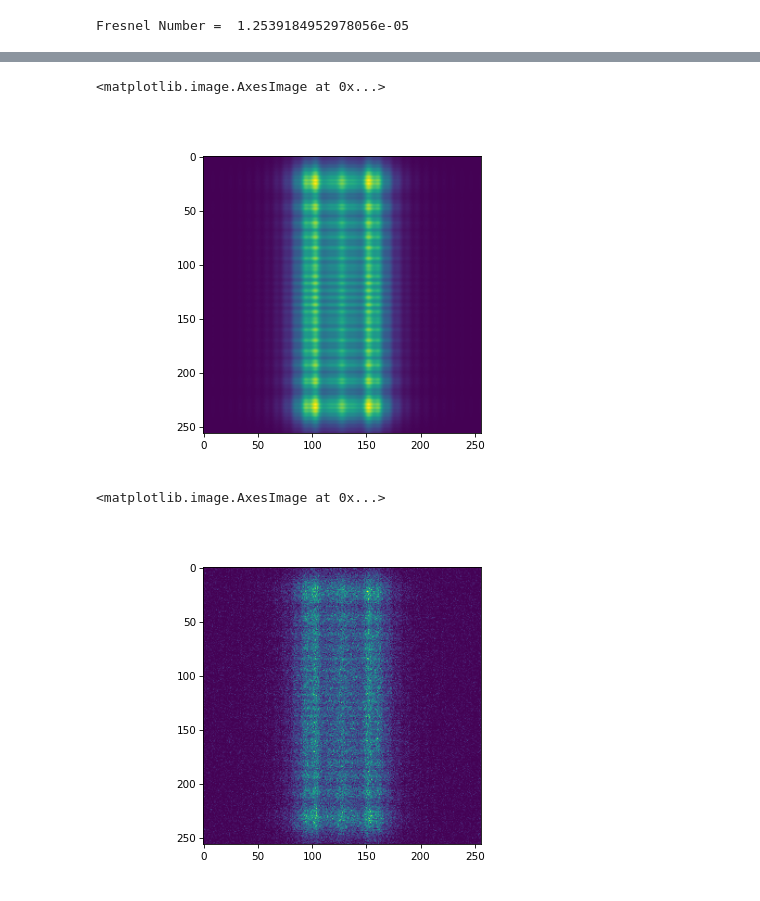
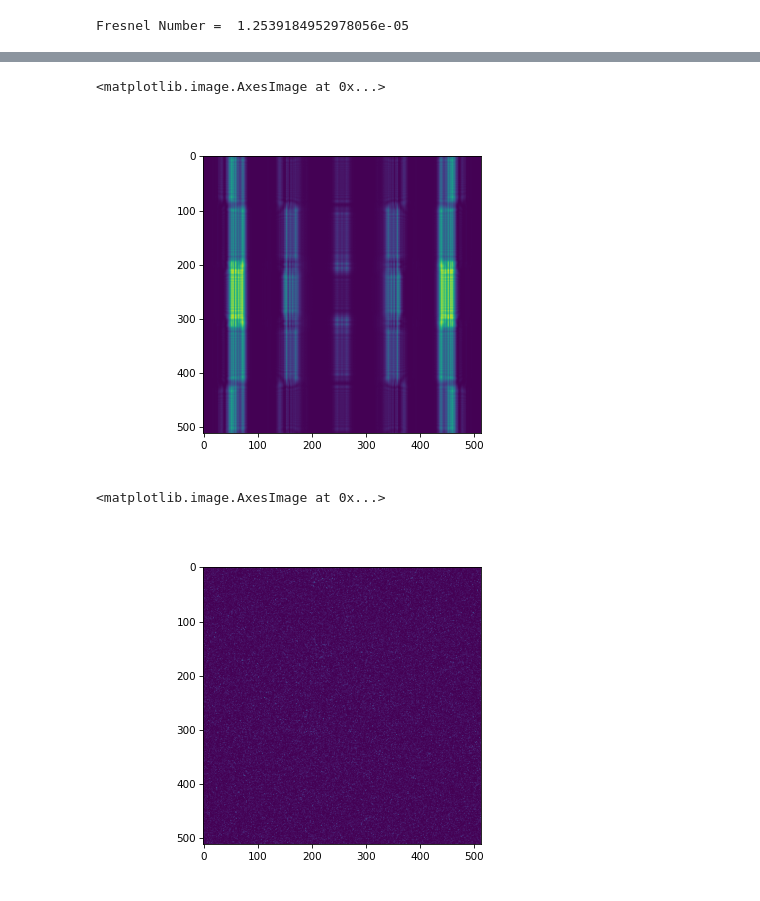
Before and after one commit to DavidLanders95/MonteCarloMS, a Jupyter notebook: montecarlodiffraction_plane_wave_test.ipynb, the cells around one changed output, grey strips where cells are left out. Drawn from its saved outputs; the diff is of its cells as text; code cells hidden in the pictures.

```diff
--- a/montecarlodiffraction_plane_wave_test.ipynb
+++ b/montecarlodiffraction_plane_wave_test.ipynb
@@ -72,7 +72,7 @@ def diffractio_rs_aperture_2D(x0,
 
     return u2
 
-@njit(parallel=True)
+# @njit(parallel=True)
 def monte_carlo_rs_aperture(num_rays,
                             final_image,
                             sample_yx_indices,
@@ -87,7 +87,7 @@ def monte_carlo_rs_aperture(num_rays,
     len_sample_indices = sample_yx_indices.shape[0]
     len_det_indices = det_yx_indices.shape[0]
 
-    for _ in prange(num_rays):
+    for _ in range(num_rays):
 
         random_sample_coord_idx = np.random.randint(len_sample_indices)
         random_detector_coord_idx = np.random.randint(len_det_indices)
@@ -113,10 +113,10 @@ def monte_carlo_rs_aperture(num_rays,
             # signed_length_wavefront_to_px_v = scalar_rejection(det_zyx_coords, random_detector_coord_zyx, ray_unit_v)
 
             v = random_detector_coord_zyx - det_zyx_coords
-            signed_length_wavefront_to_px_v = np.dot(v, ray_unit_v)
+            signed_length_wavefront_to_px_v = -np.dot(v, ray_unit_v)
             distance_phases = np.exp((distance + signed_length_wavefront_to_px_v) * ((2 * np.pi) / wavelength) * 1j)
             sample_phase = np.exp(1j * (sample_phase_shift))
-            final_image +=  wi_ws  * distance_phases * sample_phase
+            final_image +=  wi_ws  * distance_phases
         else:
             distance_phase = np.exp(1j * distance * ((2 * np.pi) / wavelength))
             sample_phase = np.exp(1j * (sample_phase_shift))
@@ -284,10 +284,10 @@ plt.legend()
 # %%
 aperture_diameter = 200 * um
-detector_width_x = 500 * um
-detector_width_y = 500 * um
+detector_width_x = 3000 * um
+detector_width_y = 3000 * um
 
-num_px_x = 256
-num_px_y = 256
+num_px_x = 512
+num_px_y = 512
 final_image = np.zeros([num_px_y, num_px_x], dtype = np.complex128).ravel()
 
 detector_px_width_x = detector_width_x / num_px_x
@@ -329,5 +329,5 @@ fig, ax = plt.subplots()
 ax.imshow(np.abs(u2.u) ** 2, label='Diffraction RayLeigh Sommerfeld')
 # %% [output]
 <matplotlib.image.AxesImage at 0x...>
-[figure, old version]
+[figure, new version]
 # %%
@@ -349,8 +349,8 @@ final_image = monte_carlo_rs_aperture(num_rays,
 final_image = final_image.reshape(num_px_y, num_px_x)
 # %%
 fig, ax = plt.subplots()
-ax.imshow(np.abs(final_image) ** 2, label='Diffraction Monte Carlo')
+ax.imshow((np.abs(final_image) ** 2)/np.max(np.abs(final_image) ** 2), label='Diffraction Monte Carlo')
 # %% [output]
 <matplotlib.image.AxesImage at 0x...>
-[figure, old version]
+[figure, new version]
 # %%
```
Also changed, not shown: parts of 12 cells of this notebook, 1 other file.
